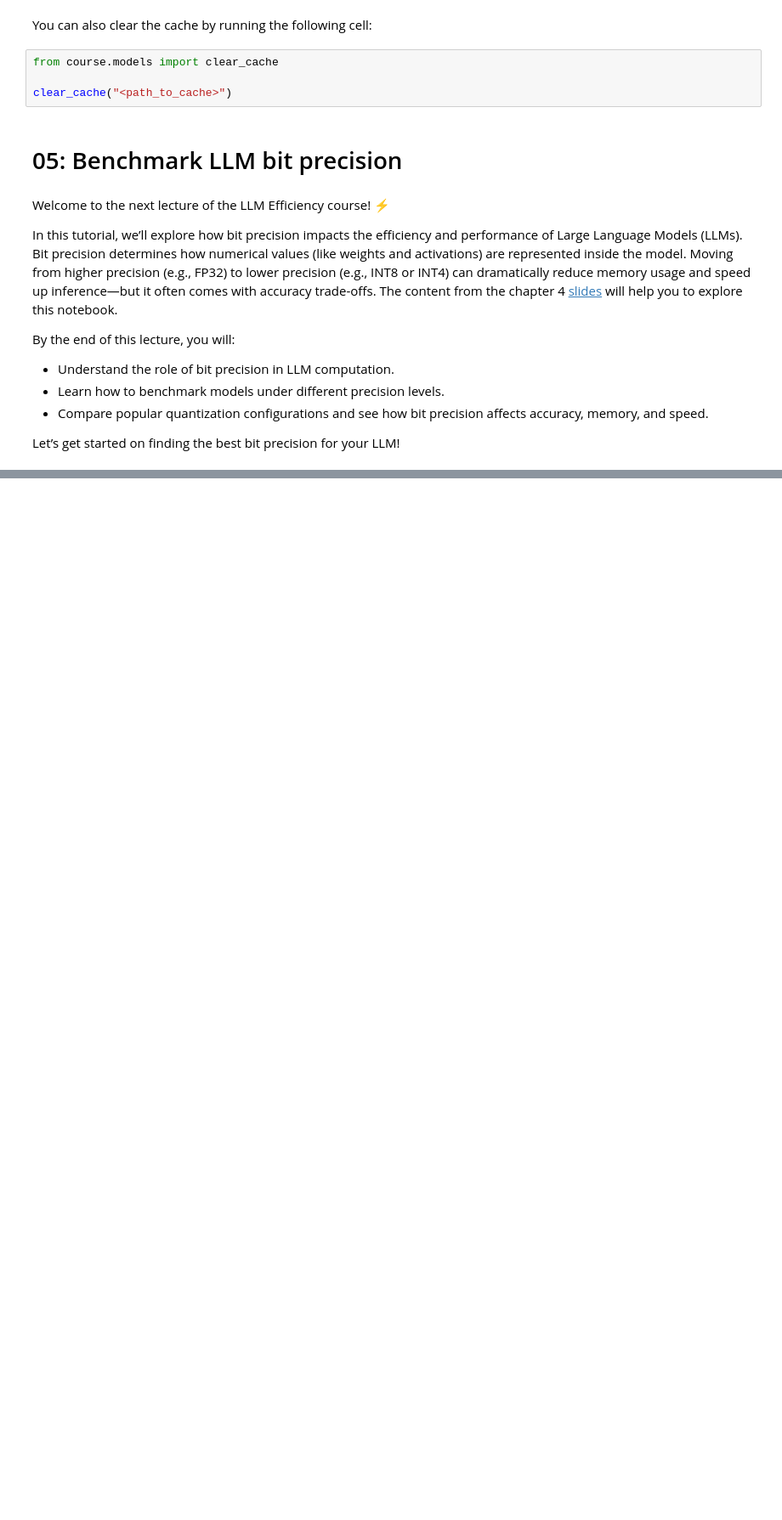
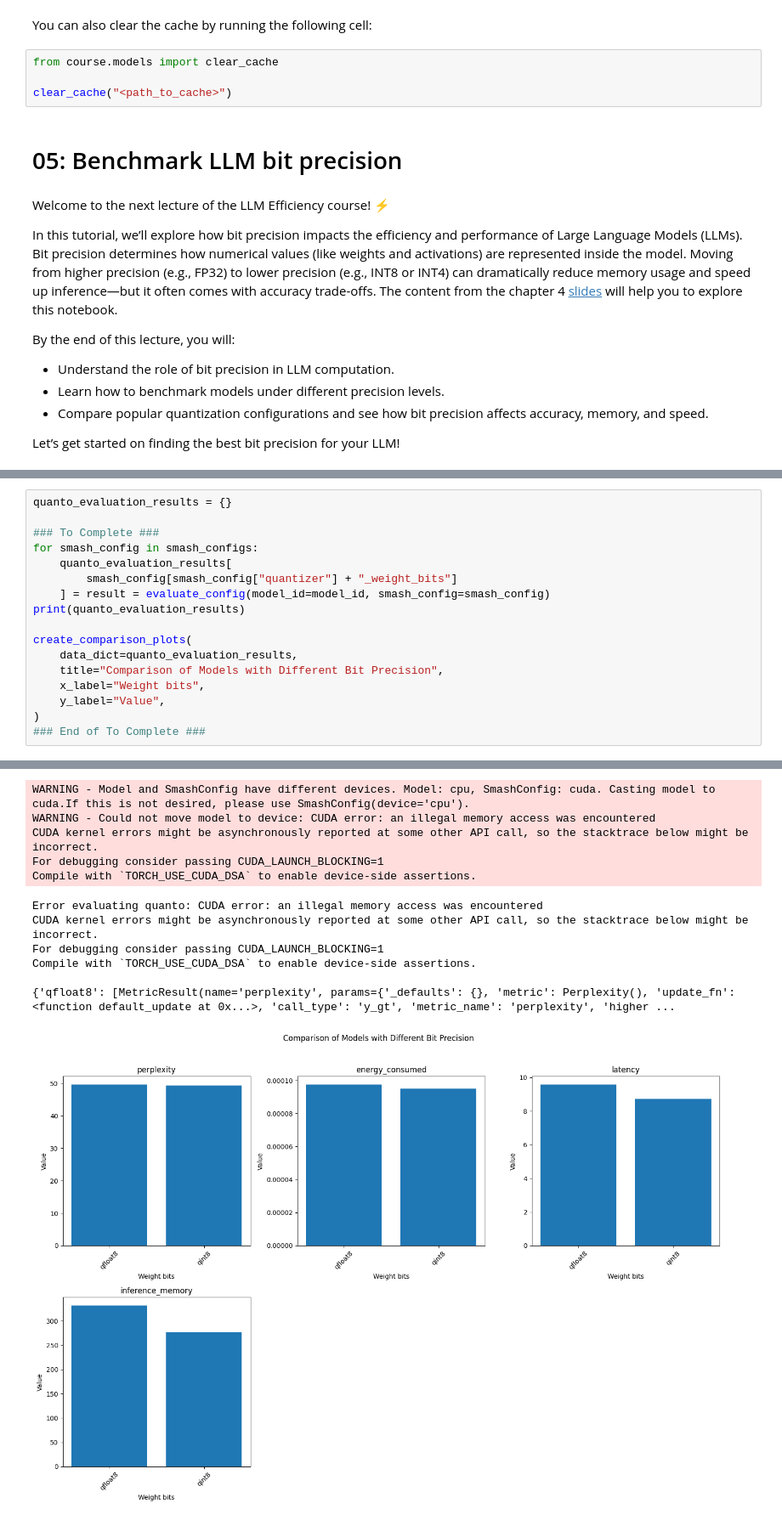
Before and after one commit to PrunaAI/ai-efficiency-courses, a Jupyter notebook: solutions/05-benchmark_llm_bits.ipynb, the cells around one changed output, grey strips where cells are left out. Shown at 85% size. Saved outputs shown, nothing was run; the diff lists cells and outputs as text; blank space fills up the shorter version.

```diff
--- a/solutions/05-benchmark_llm_bits.ipynb
+++ b/solutions/05-benchmark_llm_bits.ipynb
@@ -456,0 +279,18 @@ As a bonus, extend your analysis to explore how different quantization methods p
+# %%
+quanto_evaluation_results = {}
+
+### To Complete ###
+for smash_config in smash_configs:
+    quanto_evaluation_results[
+        smash_config[smash_config["quantizer"] + "_weight_bits"]
+    ] = result = evaluate_config(model_id=model_id, smash_config=smash_config)
+print(quanto_evaluation_results)
+
+create_comparison_plots(
+    data_dict=quanto_evaluation_results,
+    title="Comparison of Models with Different Bit Precision",
+    x_label="Weight bits",
+    y_label="Value",
+)
+### End of To Complete ###
+# %% [output]
@@ -456,0 +318,12 @@ As a bonus, extend your analysis to explore how different quantization methods p
+WARNING - Model and SmashConfig have different devices. Model: cpu, SmashConfig: cuda. Casting model to cuda.If this is not desired, please use SmashConfig(device='cpu').
+WARNING - Could not move model to device: CUDA error: an illegal memory access was encountered
+CUDA kernel errors might be asynchronously reported at some other API call, so the stacktrace below might be incorrect.
+For debugging consider passing CUDA_LAUNCH_BLOCKING=1
+Compile with `TORCH_USE_CUDA_DSA` to enable device-side assertions.
+Error evaluating quanto: CUDA error: an illegal memory access was encountered
+CUDA kernel errors might be asynchronously reported at some other API call, so the stacktrace below might be incorrect.
+For debugging consider passing CUDA_LAUNCH_BLOCKING=1
+Compile with `TORCH_USE_CUDA_DSA` to enable device-side assertions.
+
+{'qfloat8': [MetricResult(name='perplexity', params={'_defaults': {}, 'metric': Perplexity(), 'update_fn': <function default_update at 0x...>, 'call_type': 'y_gt', 'metric_name': 'perplexity', 'higher ...
+[figure, added]
```
Also changed, not shown: parts of 42 cells of this notebook.
